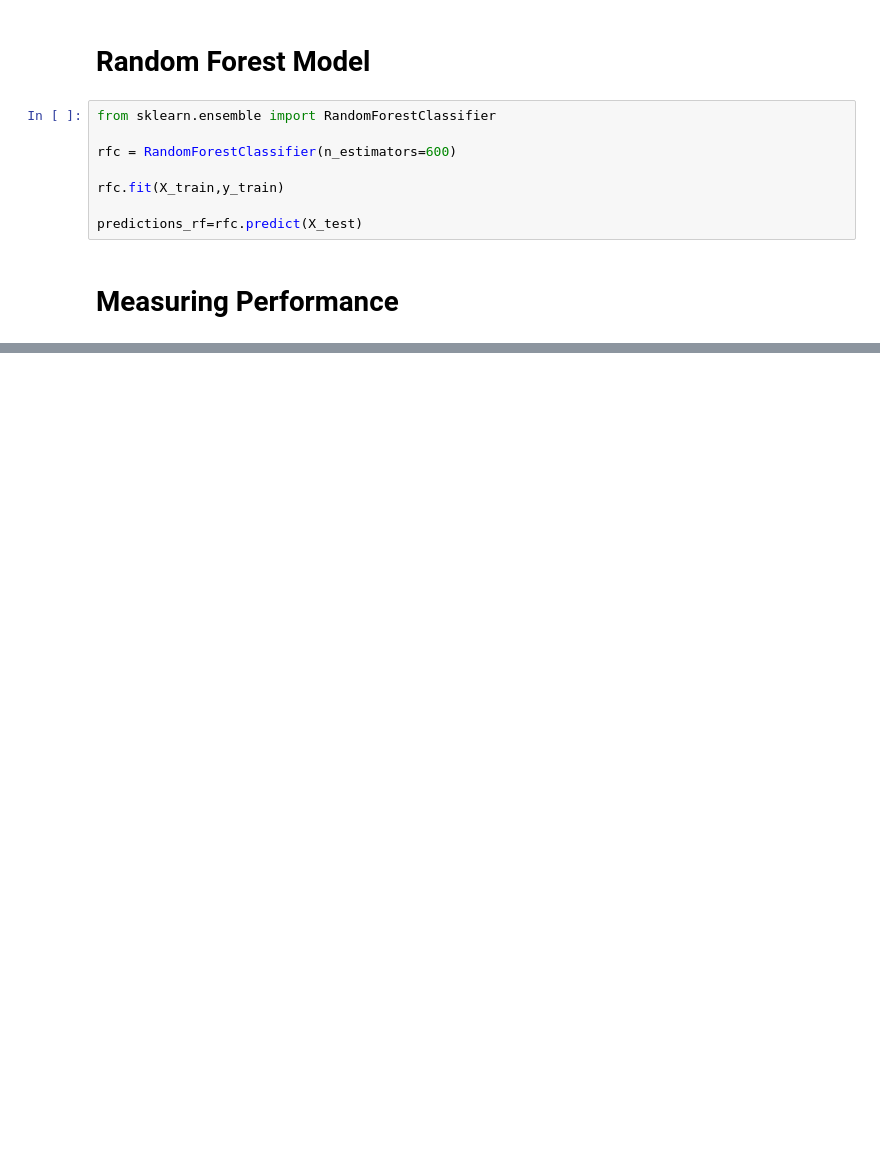
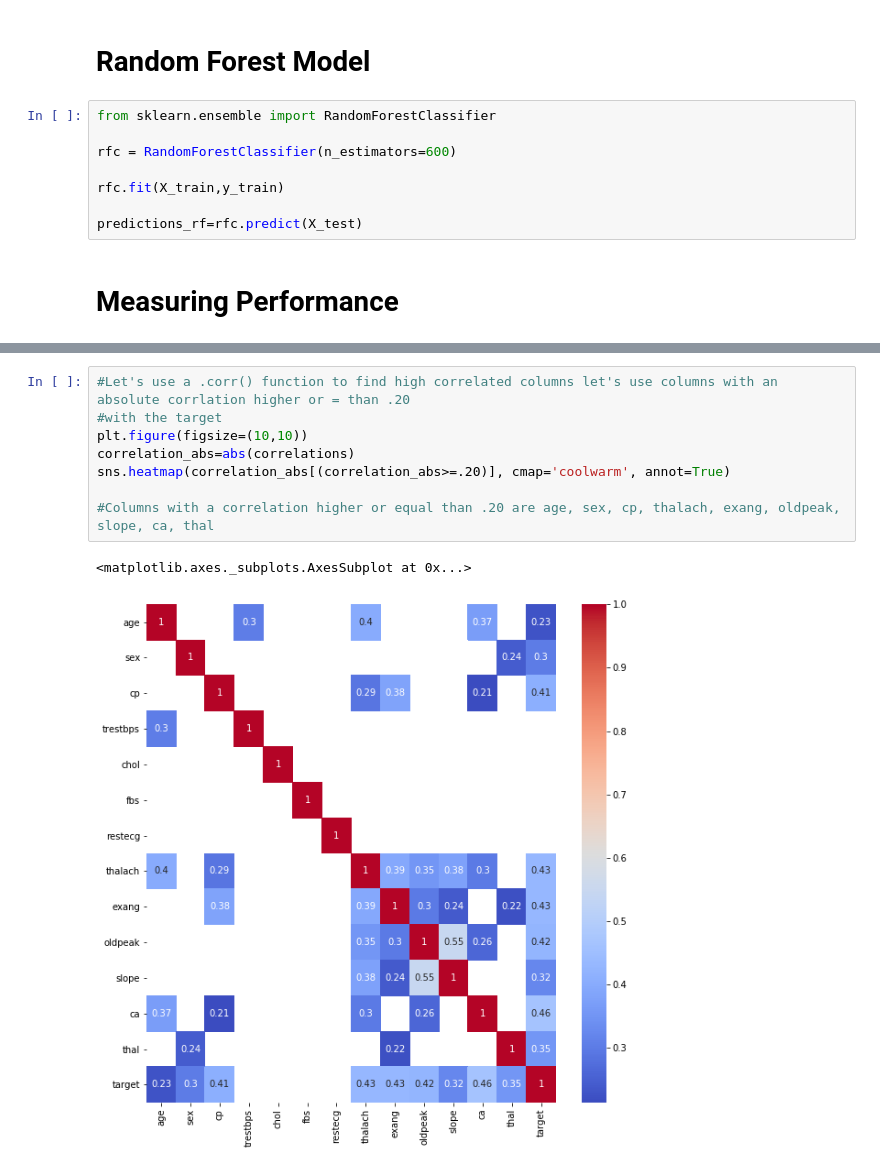
Before and after one commit to jonas0402/Heart-Disease, a Jupyter notebook: Heart Desease Problem.ipynb, the cells around one changed output, grey strips where cells are left out. Saved outputs shown, nothing was run; the diff lists cells and outputs as text; blank space fills up the shorter version.

```diff
--- a/Heart Desease Problem.ipynb
+++ b/Heart Desease Problem.ipynb
@@ -316,0 +361,11 @@ Decision Tree:  0.6947368421052632
+# %%
+#Let's use a .corr() function to find high correlated columns let's use columns with an absolute corrlation higher or = than .20
+#with the target
+plt.figure(figsize=(10,10))
+correlation_abs=abs(correlations)
+sns.heatmap(correlation_abs[(correlation_abs>=.20)], cmap='coolwarm', annot=True)
+
+#Columns with a correlation higher or equal than .20 are age, sex, cp, thalach, exang, oldpeak, slope, ca, thal
+# %% [output]
+<matplotlib.axes._subplots.AxesSubplot at 0x...>
+[figure, added]
```
Also changed, not shown: parts of 42 cells of this notebook.
